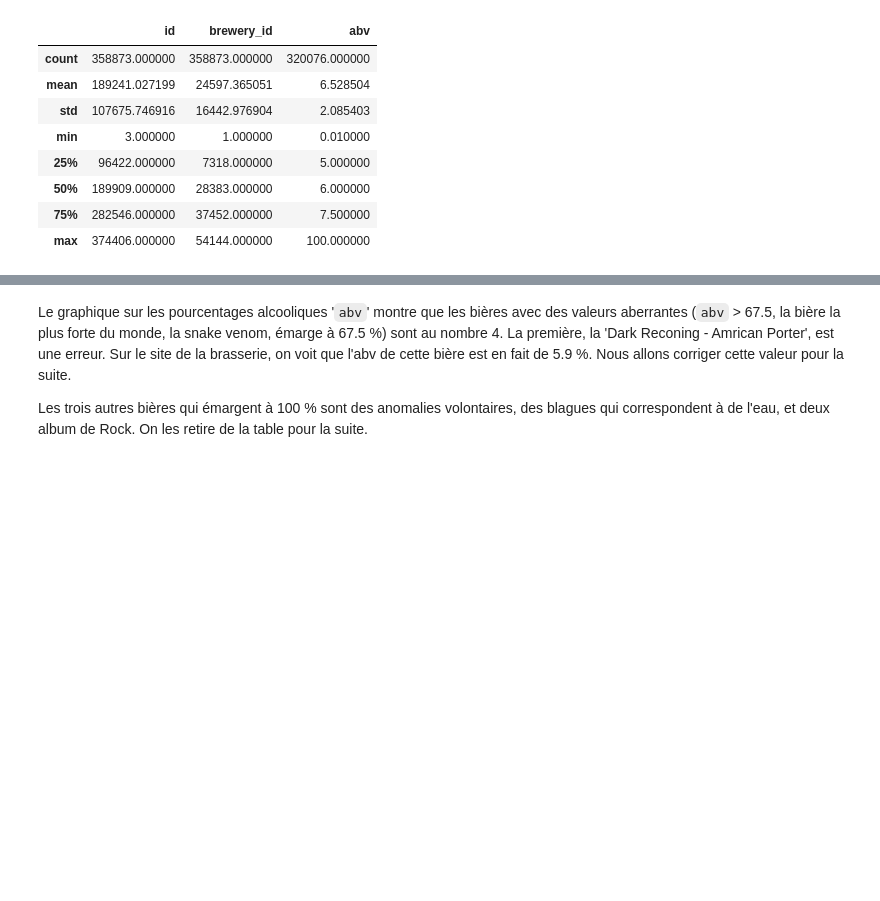
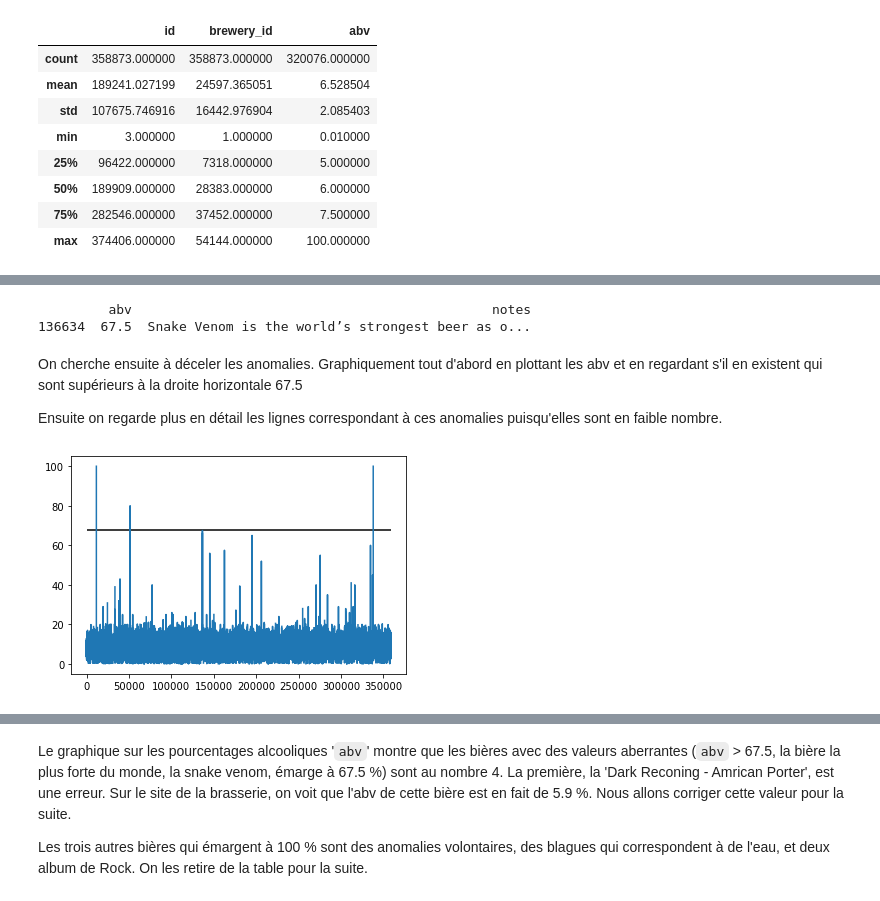
Before and after one commit to rhomain-rangeay/Projet-Python-pour-le-Data-Scientist, a Jupyter notebook: Préprocessing des données (df_ml et data_beerwulf_with_id).ipynb, the cells around one changed output, grey strips where cells are left out. Drawn from its saved outputs; the diff is of its cells as text; code cells hidden in the pictures; blank space fills up the shorter version.

```diff
--- a/Préprocessing des données (df_ml et data_beerwulf_with_id).ipynb
+++ b/Préprocessing des données (df_ml et data_beerwulf_with_id).ipynb
@@ -113,0 +96,21 @@ beers[beers['abv'] > 67.5] #La bière la plus forte du monde est la Snake Venom
+# %%
+# Après une
+print(beers[beers.name == 'Snake Venom'][['abv', 'notes']])
+# %% [output]
+         abv                                              notes
+136634  67.5  Snake Venom is the world’s strongest beer as o...
+# %% [markdown]
+On cherche ensuite à déceler les anomalies. Graphiquement tout d'abord en plottant les abv et en regardant s'il en existent qui sont supérieurs à la droite horizontale 67.5
+
+Ensuite on regarde plus en détail les lignes correspondant à ces anomalies puisqu'elles sont en faible nombre.
+# %%
+plt.hlines(y = 67.5, xmin=0, xmax= len(beers))
+
+fig = beers.abv.plot()
+plt.plot()
+plt.show()
+
+# Snake Venom est la bière la plus forte du monde avec un abv de 67.5
+beers[beers['abv'] > int(beers[beers.name == 'Snake Venom']['abv'])]
+# %% [output]
+[figure, added]
```
Also changed, not shown: parts of 39 cells of this notebook.
